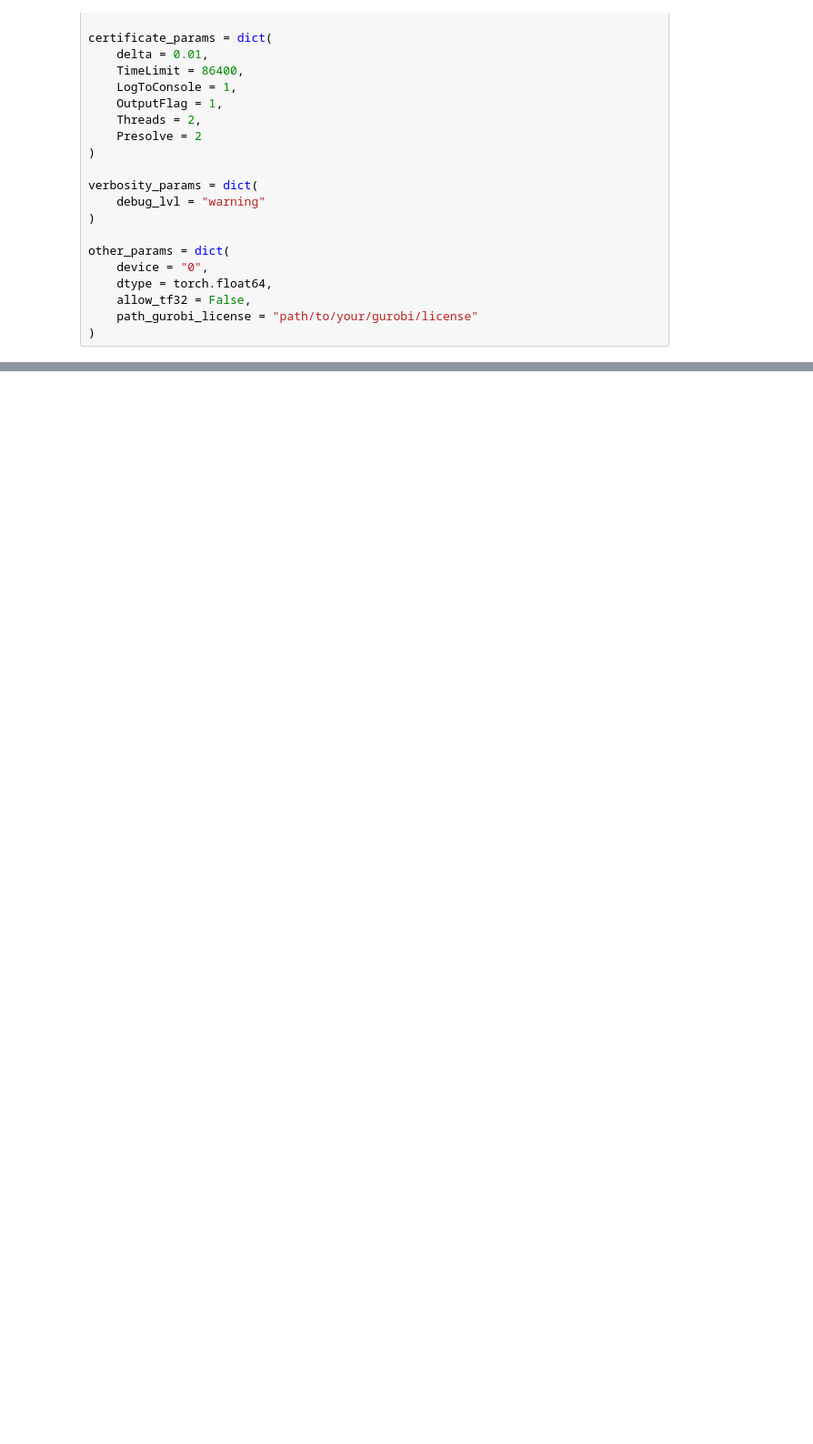
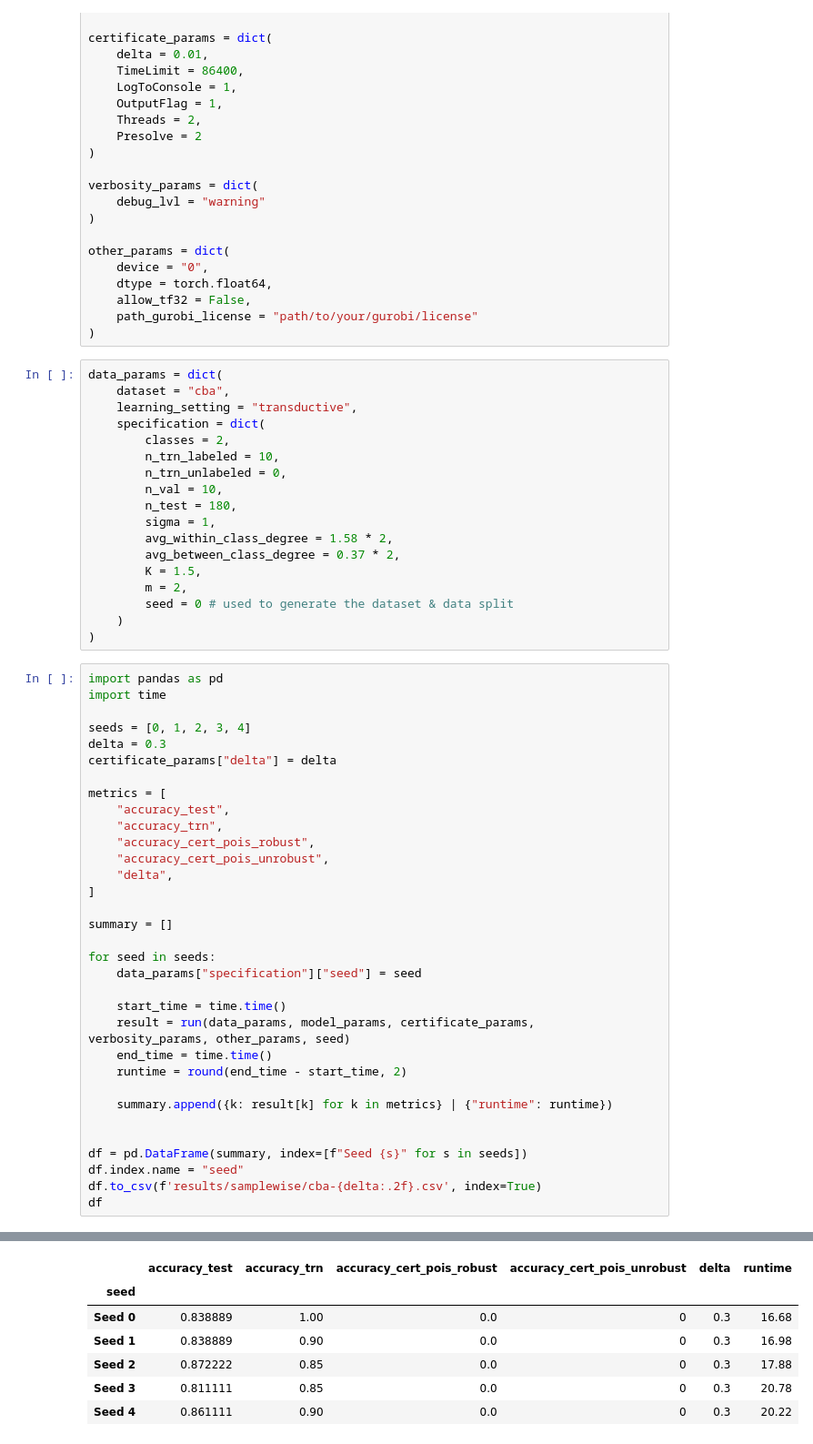
Before and after one commit to zeri27/qpcert, a Jupyter notebook: notebooks/reproduction_gcn/cba.ipynb, the cells around one changed output, grey strips where cells are left out. Shown at 91% size. Cells and saved outputs as stored; diff of their text form; blank space fills up the shorter version.

Commit message:
add cba results for gcn and add cora notebook

```diff
--- a/notebooks/reproduction_gcn/cba.ipynb
+++ b/notebooks/reproduction_gcn/cba.ipynb
@@ -53,3 +50,55 @@ other_params = dict(
     allow_tf32 = False,
     path_gurobi_license = "path/to/your/gurobi/license"
 )
+# %%
+data_params = dict(
+    dataset = "cba",
+    learning_setting = "transductive",
+    specification = dict(
+        classes = 2,
+        n_trn_labeled = 10,
+        n_trn_unlabeled = 0,
+        n_val = 10,
+        n_test = 180,
+        sigma = 1,
+        avg_within_class_degree = 1.58 * 2,
+        avg_between_class_degree = 0.37 * 2,
+        K = 1.5,
+        m = 2,
+        seed = 0 # used to generate the dataset & data split
+    )
+)
+# %%
+import pandas as pd
+import time
+
+seeds = [0, 1, 2, 3, 4]
+delta = 0.3
+certificate_params["delta"] = delta
+
+metrics = [
+    "accuracy_test",
+    "accuracy_trn",
+    "accuracy_cert_pois_robust",
+    "accuracy_cert_pois_unrobust",
+    "delta",
+]
+
+summary = []
+
+for seed in seeds:
+    data_params["specification"]["seed"] = seed
+
+    start_time = time.time()
+    result = run(data_params, model_params, certificate_params, verbosity_params, other_params, seed)
+    end_time = time.time()
+    runtime = round(end_time - start_time, 2)
+
+    summary.append({k: result[k] for k in metrics} | {"runtime": runtime})
+
+
+df = pd.DataFrame(summary, index=[f"Seed {s}" for s in seeds])
+df.index.name = "seed"
+df.to_csv(f'results/samplewise/cba-{delta:.2f}.csv', index=True)
+df
+# %% [output]
@@ -55,0 +122,7 @@ other_params = dict(
+|  | accuracy_test | accuracy_trn | accuracy_cert_pois_robust | accuracy_cert_pois_unrobust | delta | runtime |
+| seed |  |  |  |  |  |  |
+| Seed 0 | 0.838889 | 1.00 | 0.0 | 0 | 0.3 | 16.68 |
+| Seed 1 | 0.838889 | 0.90 | 0.0 | 0 | 0.3 | 16.98 |
+| Seed 2 | 0.872222 | 0.85 | 0.0 | 0 | 0.3 | 17.88 |
+| Seed 3 | 0.811111 | 0.85 | 0.0 | 0 | 0.3 | 20.78 |
+| Seed 4 | 0.861111 | 0.90 | 0.0 | 0 | 0.3 | 20.22 |
```
Also changed, not shown: parts of 3 cells of this notebook, 1 other file.
